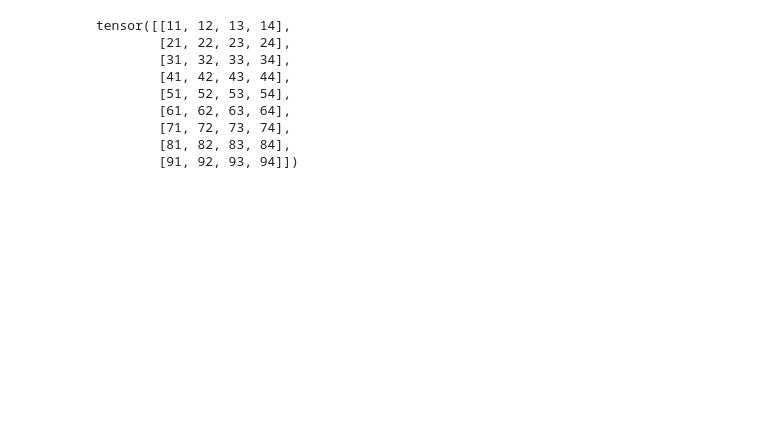
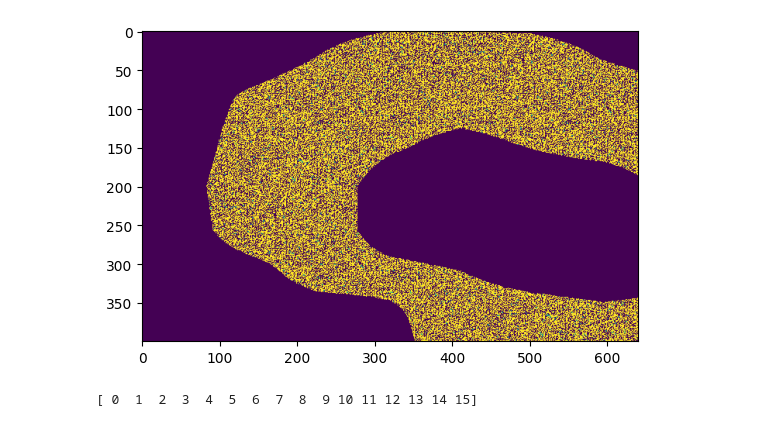
Before and after one commit to tsopeter/VM_NES_Training, a Jupyter notebook: scratch.ipynb, the cells around one changed output. Drawn from its saved outputs; the diff is of its cells as text; code cells hidden in the pictures; blank space fills up the shorter version.

```diff
--- a/scratch.ipynb
+++ b/scratch.ipynb
@@ -152,51 +0,0 @@ def uninterleave(arr, N):
-# %%
-import torch
-
-x = np.array(
-    [
- [11, 21, 31],
- [12, 22, 32],
- [13, 23, 33],
- [14, 24, 34],
-
- [41, 51, 61],
- [42, 52, 62],
- [43, 53, 63],
- [44, 54, 64],
-
- [71, 81, 91],
- [72, 82, 92],
- [73, 83, 93],
- [74, 84, 94]
-]
-)
-
-x = torch.from_numpy(x)
-
-# Allocate y
-y = torch.zeros((M*N, B), dtype=x.dtype, device=x.device)
-
-# Reshape/transpose equivalent
-#   x: [M*N, B] → [N, B, M] → [M, N, B] → [M*N, B]
-y[:] = x.reshape(N, B, M).permute(2, 0, 1).reshape(M*N, B)
-
-# Uninterleave
-def uninterleave(arr, N):
-    rows = arr.shape[0]
-    M = rows // N
-    idx = torch.arange(rows, device=arr.device)
-    inv = (idx % M) * N + (idx // M)
-    return arr[inv]
-
-arr = uninterleave(y, N)
-print(arr)
-# %% [output]
-tensor([[11, 12, 13, 14],
-        [21, 22, 23, 24],
-        [31, 32, 33, 34],
-        [41, 42, 43, 44],
-        [51, 52, 53, 54],
-        [61, 62, 63, 64],
-        [71, 72, 73, 74],
-        [81, 82, 83, 84],
-        [91, 92, 93, 94]])
@@ -202,0 +5,14 @@ tensor([[11, 12, 13, 14],
+# %%
+image = cv2.imread('train_screen.png', cv2.IMREAD_UNCHANGED)
+H, W  = image.shape[:2]
+ch = image[:,:,0]
+
+## zoom in to center
+ch = ch[H//4:H//4*2, W//4:W//4*2]
+
+plt.imshow(ch)
+plt.show()
+print(np.unique(ch))
+# %% [output]
+[figure, added]
+[ 0  1  2  3  4  5  6  7  8  9 10 11 12 13 14 15]
```
Also changed, not shown: parts of 9 cells of this notebook, 6 other files.
